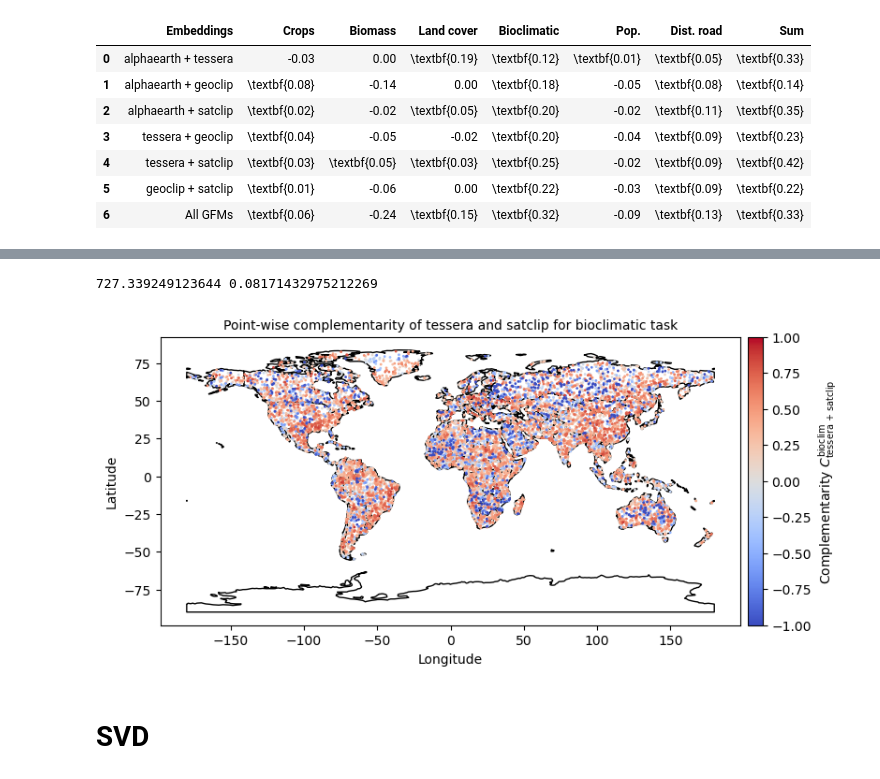
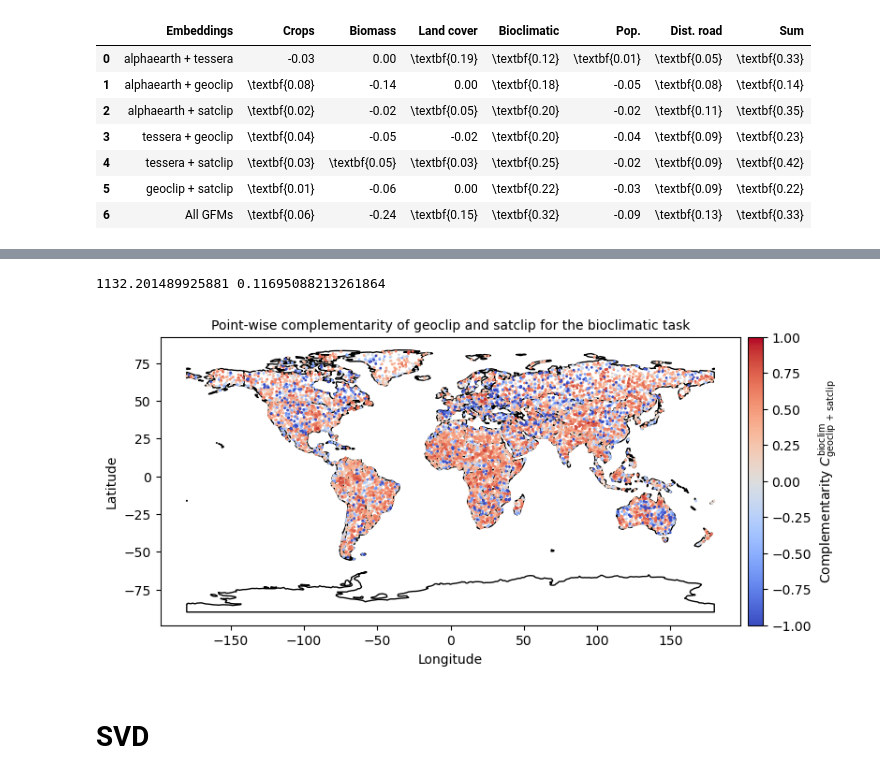
Before and after one commit to WUR-AI/interpret_earth_embeddings, a Jupyter notebook: notebooks/Explain embeddings.ipynb, the cells around one changed output, grey strips where cells are left out. Cells and saved outputs as stored; diff of their text form; code cells hidden in the pictures.

```diff
--- a/notebooks/Explain embeddings.ipynb
+++ b/notebooks/Explain embeddings.ipynb
@@ -174,30 +103,0 @@ Text(0.5, 1.0, 'Ridge regression MSE scores between modalities\n4 random splits,
-# %%
-assert len(target_list) == r2_matrix.shape[1] and len(regressor_list) == r2_matrix.shape[0], "Dimensions of r2_matrix do not match number of regressors and targets."
-
-model_1, model_2 = 'tessera', 'satclip'
-tasks_plot = ['bioclim', 'dynamicworld']
-models_plot = [model_1, model_2]
-if f'{model_1}_{model_2}' in regressor_list:
-    models_plot.append(f'{model_1}_{model_2}')
-else:
-    models_plot.append(f'{model_2}_{model_1}')  ## add the pair in the order it appears in regressor_list
-
-fig, ax = plt.subplots(2, 1, figsize=(3, 6), gridspec_kw={'hspace': 0.5})
-
-for t in tasks_plot:
-    idx_t = target_list.index(t)
-    r2_model_1 = r2_matrix[regressor_list.index(model_1), idx_t]
-    r2_model_2 = r2_matrix[regressor_list.index(model_2), idx_t]
-    r2_model_pair = r2_matrix[regressor_list.index(f'{model_1}_{model_2}'), idx_t]
-    print(f"R^2 for {t}: {model_1}: {r2_model_1:.3f}, {model_2}: {r2_model_2:.3f}, {model_1}_{model_2}: {r2_model_pair:.3f}")
-
-    ## bar plot:
-    names_plot = [x.replace('_', ' +\n') for x in models_plot]
-    ax[tasks_plot.index(t)].bar(names_plot, [r2_model_1, r2_model_2, r2_model_pair], color=['blue', 'orange', 'green'])
-    for i, v in enumerate([r2_model_1, r2_model_2, r2_model_pair]):
-        ax[tasks_plot.index(t)].text(i, v + 0.01, f"{v:.2f}", ha='center', fontsize=8)
-    ax[tasks_plot.index(t)].set_ylim(0, 1)
-    ax[tasks_plot.index(t)].set_title(f'Ridge regression R^2 for {t}', fontsize=10)
-
-# r2_matrix
-# target_list
@@ -442,7 +410,7 @@ sample_type = 'random_sample'
 target_list = ['bioclim']
 pca_equalize_ambient_dim = False
 
-gfm_mods = ['tessera', 'satclip']
+gfm_mods = ['geoclip', 'satclip']
 ind_best_single_model = 0
 
 df_all, col_names = du.merge_modalities(parent_folder=data_folder, sample_type=sample_type,
@@ -519,36 +489,36 @@ print(np.median((arr_ag - arr_a) / (-1 * arr_a)), np.mean((arr_ag - arr_a) / (-1
 # %%
-save_fig = True
+save_fig = False
 
 fig, ax = plt.subplots(1, 1, figsize=(10,4))
 ax_map = ax
 countries.plot(ax=ax_map, color="#FFFFFF", edgecolor='black')
 gdf_mse_plot = gdf_mse
 name_compl_col_plot = f'compl_{regressor_list[0]}_{regressor_list[1]}_mean' if len(target_list) > 1 else name_compl_col
 
 gdf_mse_plot['compl_abs'] = np.abs(gdf_mse_plot[name_compl_col_plot])
 gdf_mse_plot = gdf_mse_plot.sort_values('compl_abs', ascending=True)
 
 
 gdf_mse_plot.plot(column=name_compl_col_plot, cmap='coolwarm', legend=True,
                   markersize=1, ax=ax_map, vmax=1, vmin=-1, legend_kwds={
-                  'label': 'Complementarity ' + r"$C_{\text{tessera + satclip}}^{\text{bioclim}}$",
+                  'label': 'Complementarity ' + r"$C_{\text{geoclip + satclip}}^{\text{bioclim}}$",
                   'pad': 0.01, 'shrink': 1, 'fraction': 0.02},
              alpha=1)
 
 ax_map.set_xlabel('Longitude')
 ax_map.set_ylabel('Latitude')
-ax_map.set_title(f'Point-wise complementarity of {regressor_list[0]} and {regressor_list[1]} for bioclimatic task',
+ax_map.set_title(f'Point-wise complementarity of {regressor_list[0]} and {regressor_list[1]} for the bioclimatic task',
                  fontsize=10)
 
 print(df_mse[name_compl_col_plot].sum(), df_mse[name_compl_col_plot].mean())
 
 if save_fig:
      fig_folder = '/Users/tplas/repos/ms_neureo/figs/'
      assert os.path.exists(fig_folder) and os.path.isdir(fig_folder), f"Figure folder {fig_folder} does not exist and/or is not a directory."
      fig.savefig(os.path.join(fig_folder, f'complementarity_map_{regressor_list[0]}_{regressor_list[1]}_{target_list[0]}_{sample_type}.pdf'), bbox_inches='tight')
 # %% [output]
-727.339249123644 0.08171432975212269
+1132.201489925881 0.11695088213261864
-[figure, old version]
+[figure, new version]
 # %% [markdown]
 # SVD
 # %%
```
Also changed, not shown: parts of 7 cells of this notebook, 3 other files.
